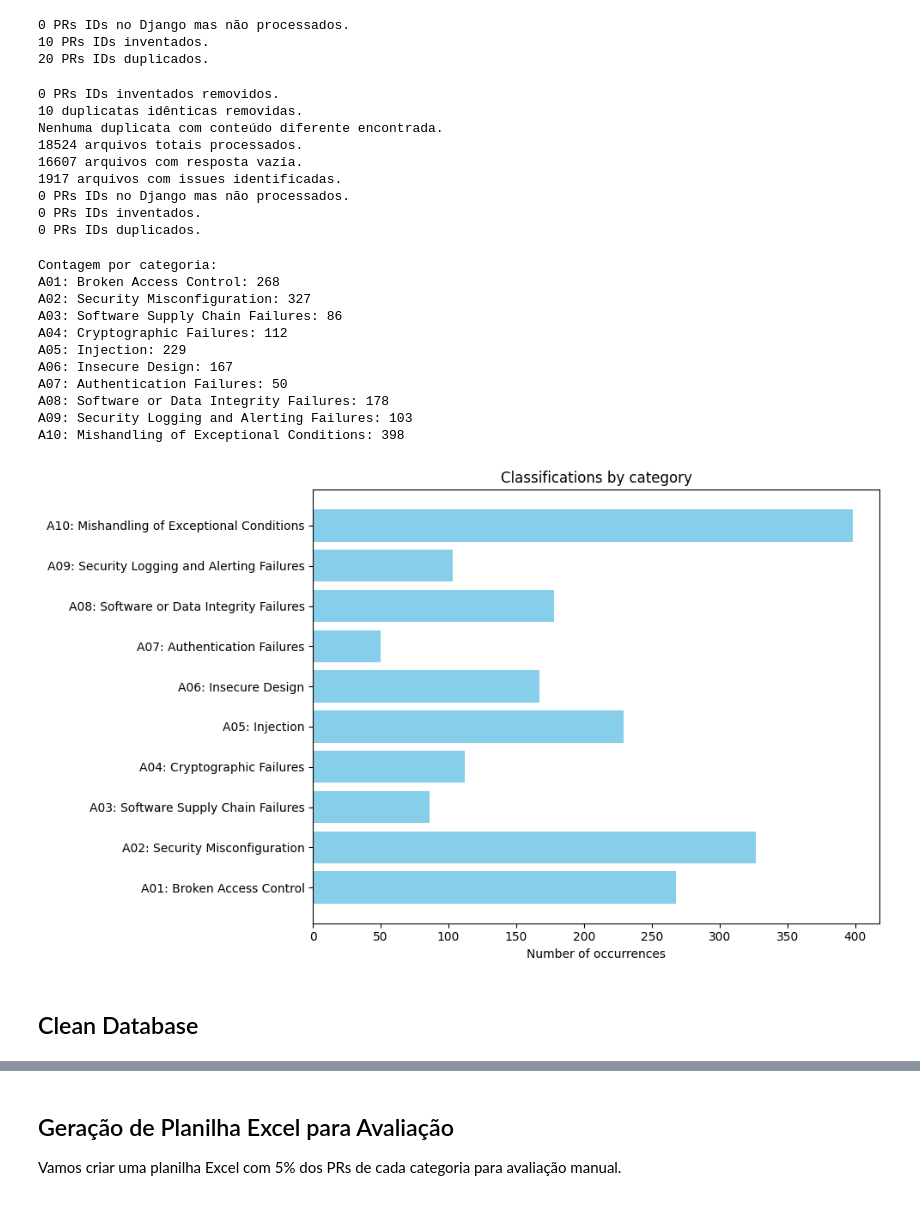
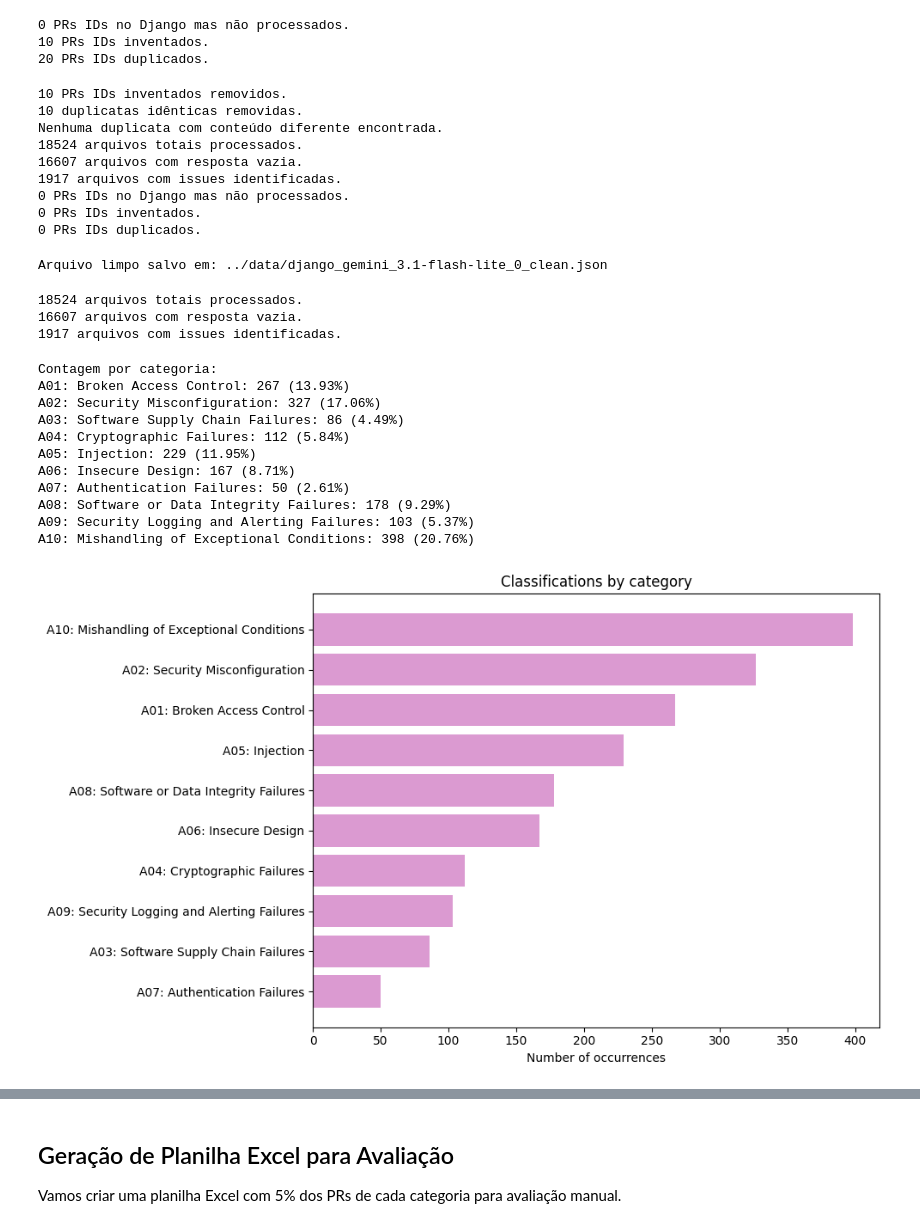
Before and after one commit to estersassis/llm-pr-security-classifier, a Jupyter notebook: notebooks/gemini_analysis.ipynb, the cells around one changed output, grey strips where cells are left out. Cells and saved outputs as stored; diff of their text form; code cells hidden in the pictures.

```diff
--- a/notebooks/gemini_analysis.ipynb
+++ b/notebooks/gemini_analysis.ipynb
@@ -119,15 +119,10 @@ print(f"{len(invented_prs)} PRs IDs inventados removidos.")
 
 data, conflicting_duplicates = resolve_duplicates(data)
 
-output_clean_file = '../data/django_gemini_3.1-flash-lite_0_clean.json'
-with open(output_clean_file, 'w', encoding='utf-8') as f:
-    json.dump(data, f, indent=4, ensure_ascii=False)
-print(f"Arquivo limpo salvo em: {output_clean_file}")
-
 general_stats(data)
 not_processed_prs, invented_prs, duplicates = analyze_pr_ids(data)
 # %% [output]
-0 PRs IDs inventados removidos.
+10 PRs IDs inventados removidos.
 10 duplicatas idênticas removidas.
 Nenhuma duplicata com conteúdo diferente encontrada.
 18524 arquivos totais processados.
@@ -136,7 +131,25 @@ Nenhuma duplicata com conteúdo diferente encontrada.
 0 PRs IDs no Django mas não processados.
 0 PRs IDs inventados.
 0 PRs IDs duplicados.
+# %%
+output_clean_file = '../data/django_gemini_3.1-flash-lite_0_clean.json'
+with open(output_clean_file, 'w', encoding='utf-8') as f:
+    json.dump(data, f, indent=4, ensure_ascii=False)
+print(f"Arquivo limpo salvo em: {output_clean_file}")
+# %% [output]
+Arquivo limpo salvo em: ../data/django_gemini_3.1-flash-lite_0_clean.json
+# %%
+with open("../data/django_gemini_3.1-flash-lite_0_clean.json", "r", encoding="utf-8") as f:
+    data = json.load(f)
+
+general_stats(data)
+# %% [output]
+18524 arquivos totais processados.
+16607 arquivos com resposta vazia.
+1917 arquivos com issues identificadas.
 # %%
+new_data = json.load(open('../data/django_gemini_3.1-flash-lite_0_clean.json', 'r', encoding='utf-8'))
+
 categorias_count = {
     "A01: Broken Access Control": 0,
     "A02: Security Misconfiguration": 0,
@@ -152,7 +165,7 @@ categorias_count = {
 
 other_categories = {}
 
-for item in data:
+for item in new_data:
     if item["owasp_category"] != "NONE":
         if item["owasp_category"] in categorias_count:
             categorias_count[item["owasp_category"]] += 1
@@ -161,21 +174,24 @@ for item in data:
     else:
         pass
 
+total_categorias = sum(categorias_count.values())
+
 print("Contagem por categoria:")
 for categoria, count in categorias_count.items():
-    print(f"{categoria}: {count}")
+    percentual = (count / total_categorias * 100) if total_categorias else 0
+    print(f"{categoria}: {count} ({percentual:.2f}%)")
 # %% [output]
 Contagem por categoria:
-A01: Broken Access Control: 268
-A02: Security Misconfiguration: 327
-A03: Software Supply Chain Failures: 86
-A04: Cryptographic Failures: 112
-A05: Injection: 229
-A06: Insecure Design: 167
-A07: Authentication Failures: 50
-A08: Software or Data Integrity Failures: 178
-A09: Security Logging and Alerting Failures: 103
-A10: Mishandling of Exceptional Conditions: 398
+A01: Broken Access Control: 267 (13.93%)
+A02: Security Misconfiguration: 327 (17.06%)
+A03: Software Supply Chain Failures: 86 (4.49%)
+A04: Cryptographic Failures: 112 (5.84%)
+A05: Injection: 229 (11.95%)
+A06: Insecure Design: 167 (8.71%)
+A07: Authentication Failures: 50 (2.61%)
+A08: Software or Data Integrity Failures: 178 (9.29%)
+A09: Security Logging and Alerting Failures: 103 (5.37%)
+A10: Mishandling of Exceptional Conditions: 398 (20.76%)
 # %%
 # Category names that were not in the predefined list
 if other_categories:
@@ -183,16 +199,20 @@ if other_categories:
     for categoria, count in other_categories.items():
         print(f"{categoria}: {count}")
 # %%
+# Ordenar gráfico de barras
+
 import matplotlib.pyplot as plt
-labels = list(categorias_count.keys())
-values = list(categorias_count.values())
+
+categorias_ordenadas = sorted(categorias_count.items(), key=lambda item: item[1], reverse=True)
+labels = [categoria for categoria, _ in categorias_ordenadas]
+values = [count for _, count in categorias_ordenadas]
+
 plt.figure(figsize=(10,6))
-plt.barh(labels, values, color='skyblue')
+plt.barh(labels, values, color='#db9ad1')
+plt.gca().invert_yaxis()
 plt.xlabel('Number of occurrences')
 plt.title('Classifications by category')
 plt.tight_layout()
 plt.show()
 # %% [output]
-[figure, old version]
+[figure, new version]
-# %% [markdown]
-## Clean Database
```
Also changed, not shown: parts of 6 cells of this notebook, 8 other files.
